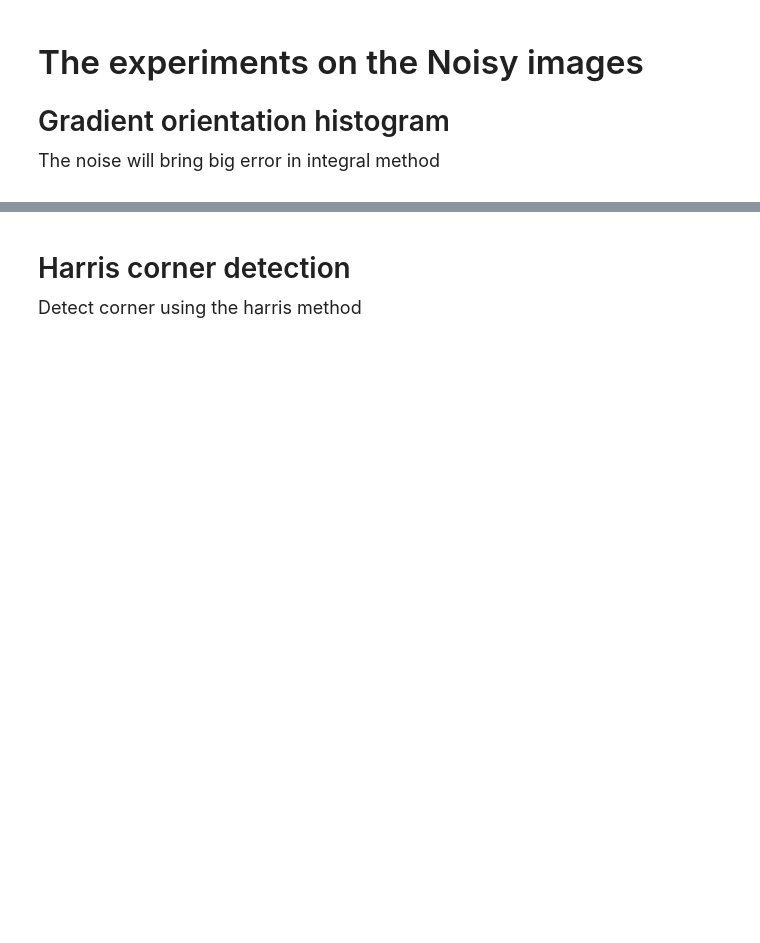
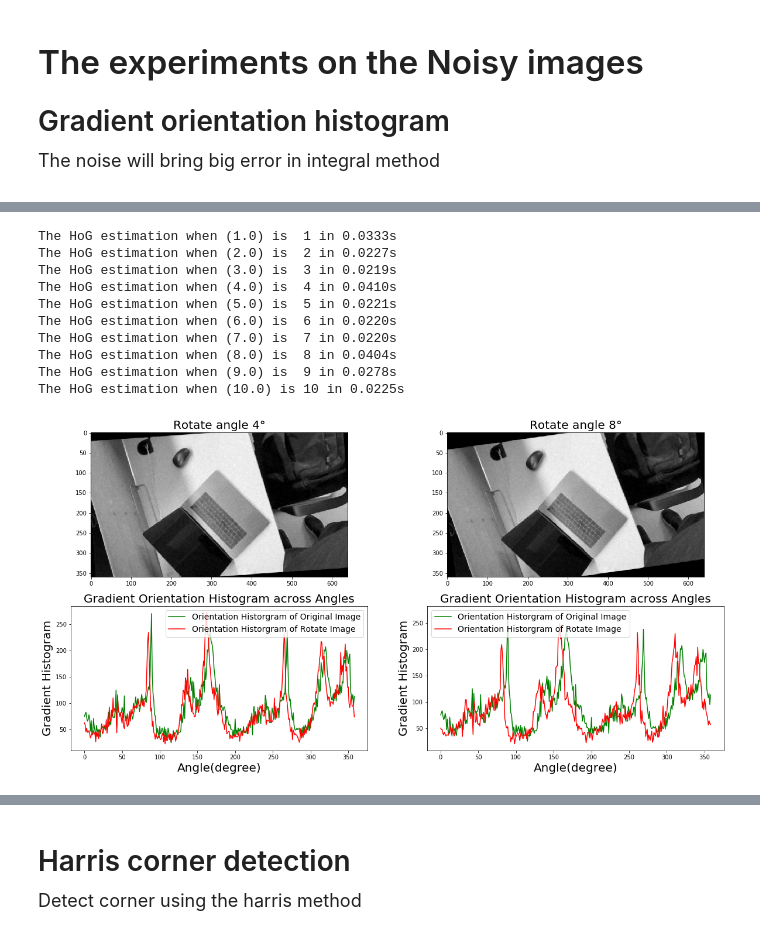
Before and after one commit to JohnpaulC/Image_Orientation, a Jupyter notebook: Noise Image.ipynb, the cells around one changed output, grey strips where cells are left out. Saved outputs shown, nothing was run; the diff lists cells and outputs as text; code cells hidden in the pictures; blank space fills up the shorter version.

```diff
--- a/Noise Image.ipynb
+++ b/Noise Image.ipynb
@@ -98,0 +165,69 @@ The HoG estimation when (10.0) is 11 in 0.0265s
+# %%
+import matplotlib.pyplot as plt
+from Utils_orientation import angle_cal, create_images
+from Utils_plot import plot_double_result
+
+import time
+import numpy as np
+import cv2
+import torch
+
+from utils.datasets import letterbox
+from utils.models import *
+from Utils_orientation import *
+
+# Image path
+base_file = 'figures/71__8.jpg'
+rotate_file = 'figures/99.jpg'
+
+img_base = cv2.imread(base_file)
+img_rotate = cv2.imread(rotate_file)
+(h, w) = img_base.shape[:2]
+center = (w / 2, h / 2)
+
+
+bins = 360
+thres = 50
+# The translation angles
+angle_limits = 15
+
+angle_estimation = []
+
+plt.figure(figsize=(20, 10))
+for rotate_angle in range(1, 11):
+    M = cv2.getRotationMatrix2D(center, rotate_angle, 1)
+    img_rotate = cv2.warpAffine(img_base, M, (w, h))
+    start = time.time()
+
+    hist_base = HoG_cal(img_base, mag_thres= thres, bin_num= bins)
+    hist_rotate = HoG_cal(img_rotate, mag_thres= thres, bin_num= bins)
+    if rotate_angle % 4 == 0 and True:
+        plot_index = rotate_angle / 4
+        plt.subplot(2, 2, plot_index)
+        plt.imshow(img_rotate, cmap= 'Greys_r')
+        plt.title("Rotate angle " + str(rotate_angle) + "°", fontsize = 20)
+        plt.subplot(2, 2, plot_index + 2)
+        plt.plot(hist_base, 'g', label = 'Orientation Historgram of Original Image')
+        plt.plot(hist_rotate, 'r', label = 'Orientation Historgram of Rotate Image')
+        plt.legend(fontsize = 14)
+        #plt.ylim((0, 800))
+        plt.xlabel('Angle(degree)', fontsize = 20)
+        plt.ylabel('Gradient Histogram', fontsize = 20)
+        plt.title("Gradient Orientation Histogram across Angles", fontsize = 20)
+    # Using HoG to calculate the angel
+    angle = angle_HoG(hist_base, hist_rotate, limits = angle_limits)
+    print("The HoG estimation when ({0:.1f}) is {1:2d} in {2:.4f}s" \
+        .format(rotate_angle ,angle, time.time() - start))
+plt.show()
+# %% [output]
+The HoG estimation when (1.0) is  1 in 0.0333s
+The HoG estimation when (2.0) is  2 in 0.0227s
+The HoG estimation when (3.0) is  3 in 0.0219s
+The HoG estimation when (4.0) is  4 in 0.0410s
+The HoG estimation when (5.0) is  5 in 0.0221s
+The HoG estimation when (6.0) is  6 in 0.0220s
+The HoG estimation when (7.0) is  7 in 0.0220s
+The HoG estimation when (8.0) is  8 in 0.0404s
+The HoG estimation when (9.0) is  9 in 0.0278s
+The HoG estimation when (10.0) is 10 in 0.0225s
+[figure, added]
```
Also changed, not shown: parts of 4 cells of this notebook, 24 other files.
